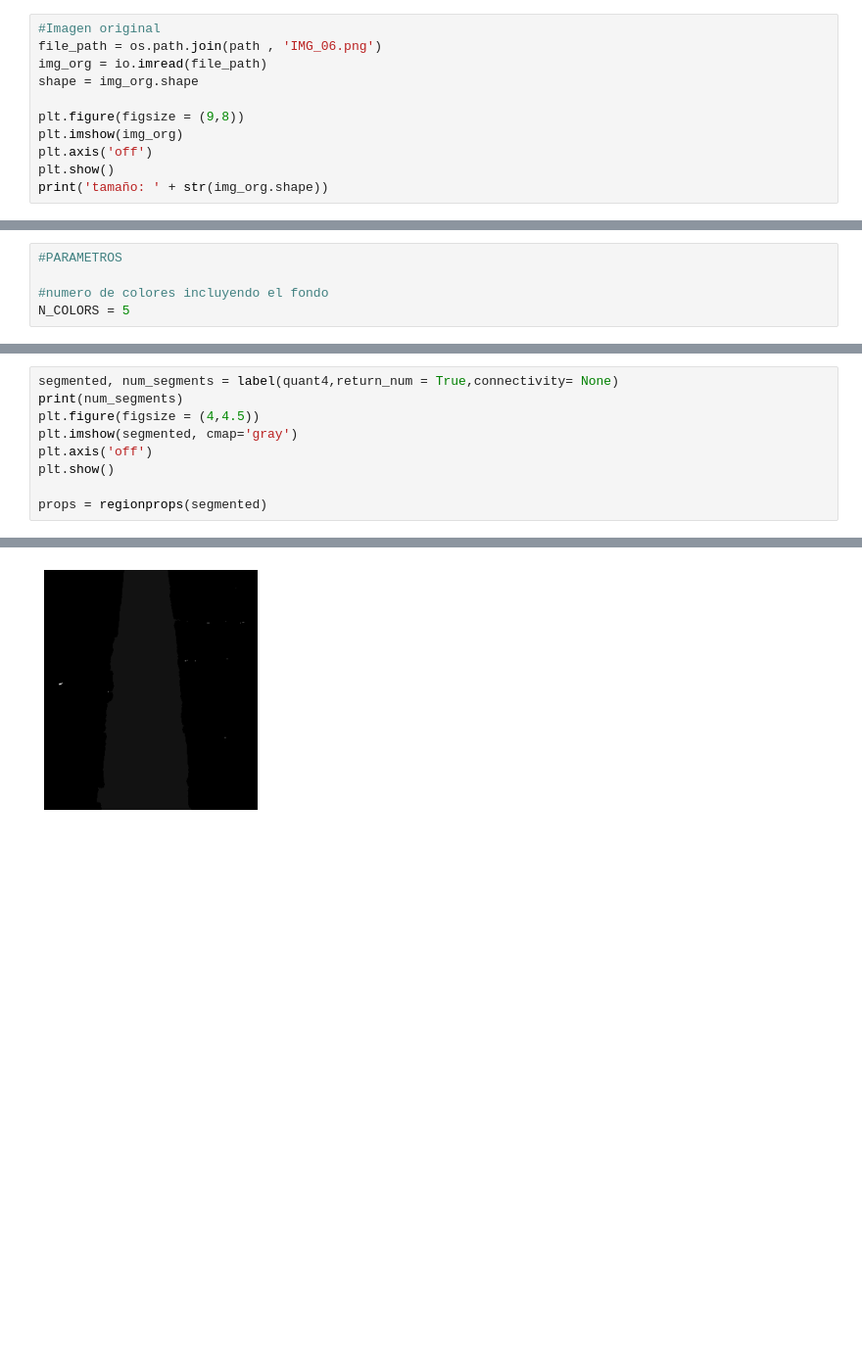
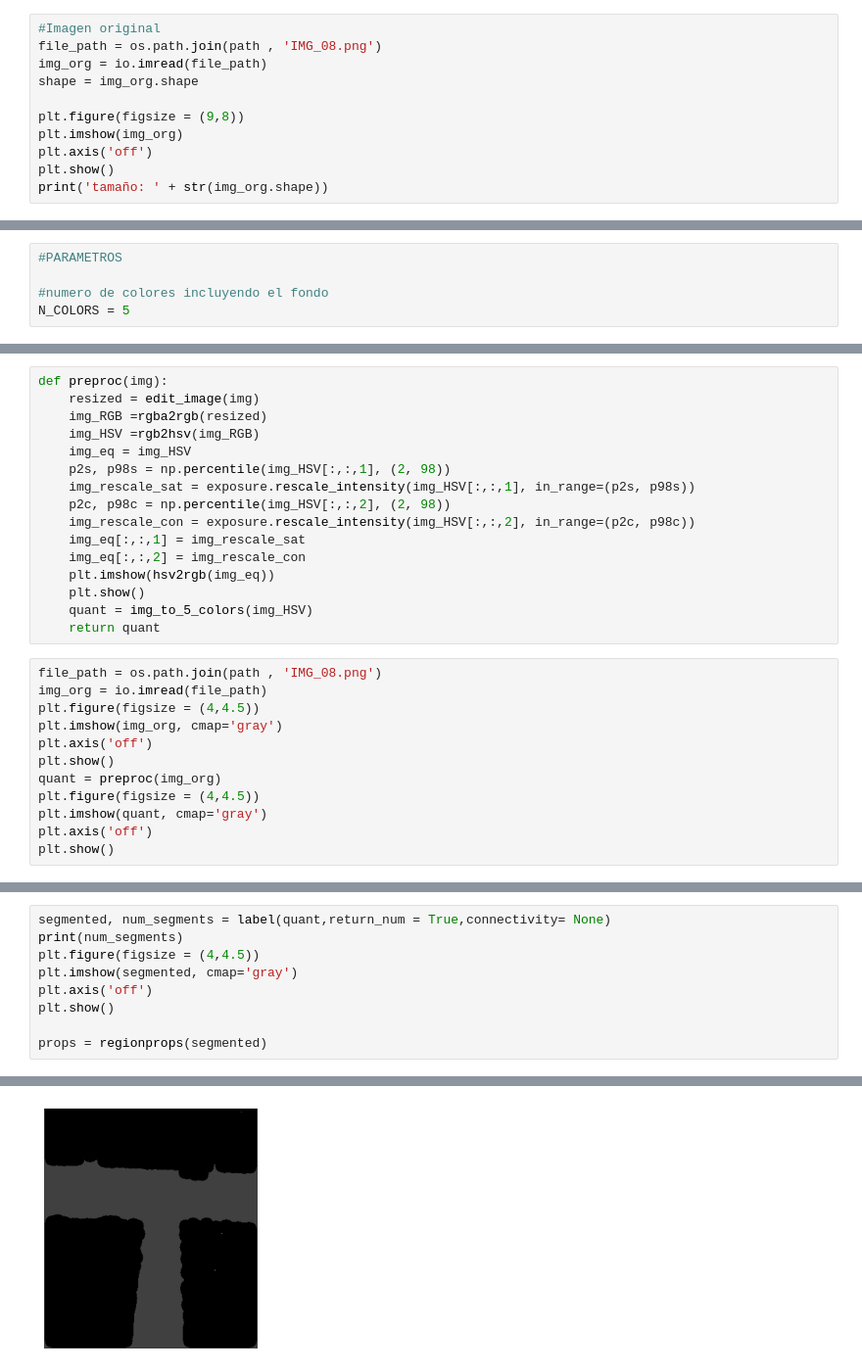
Before and after one commit to ChristopherMoralesA/Proyecto-Final-Vision, a Jupyter notebook: Notebook.ipynb, the cells around one changed output, grey strips where cells are left out. Shown at 98% size. Saved outputs shown, nothing was run; the diff lists cells and outputs as text; blank space fills up the shorter version.

Commit message:
Preprocessing and intersection criteria

```diff
--- a/Notebook.ipynb
+++ b/Notebook.ipynb
@@ -29,7 +29,7 @@ import pandas as pd
 path = os.getcwd()
 # %%
 #Imagen original
-file_path = os.path.join(path , 'IMG_06.png')
+file_path = os.path.join(path , 'IMG_08.png')
 img_org = io.imread(file_path)
 shape = img_org.shape
 
@@ -393,0 +395,28 @@ plt.show()
+# %%
+def preproc(img):
+    resized = edit_image(img)
+    img_RGB =rgba2rgb(resized)
+    img_HSV =rgb2hsv(img_RGB)
+    img_eq = img_HSV
+    p2s, p98s = np.percentile(img_HSV[:,:,1], (2, 98))
+    img_rescale_sat = exposure.rescale_intensity(img_HSV[:,:,1], in_range=(p2s, p98s))
+    p2c, p98c = np.percentile(img_HSV[:,:,2], (2, 98))
+    img_rescale_con = exposure.rescale_intensity(img_HSV[:,:,2], in_range=(p2c, p98c))
+    img_eq[:,:,1] = img_rescale_sat
+    img_eq[:,:,2] = img_rescale_con
+    plt.imshow(hsv2rgb(img_eq))
+    plt.show()
+    quant = img_to_5_colors(img_HSV)
+    return quant
+# %%
+file_path = os.path.join(path , 'IMG_08.png')
+img_org = io.imread(file_path)
+plt.figure(figsize = (4,4.5))
+plt.imshow(img_org, cmap='gray')
+plt.axis('off')
+plt.show()
+quant = preproc(img_org)
+plt.figure(figsize = (4,4.5))
+plt.imshow(quant, cmap='gray')
+plt.axis('off')
+plt.show()
@@ -394,5 +427,5 @@ plt.show()
 # %%
-segmented, num_segments = label(quant4,return_num = True,connectivity= None)
+segmented, num_segments = label(quant,return_num = True,connectivity= None)
 print(num_segments)
 plt.figure(figsize = (4,4.5))
 plt.imshow(segmented, cmap='gray')
@@ -405 +438 @@ props = regionprops(segmented)
-[figure, old version]
+[figure, new version]
```
Also changed, not shown: parts of 15 cells of this notebook, 1 other file.
